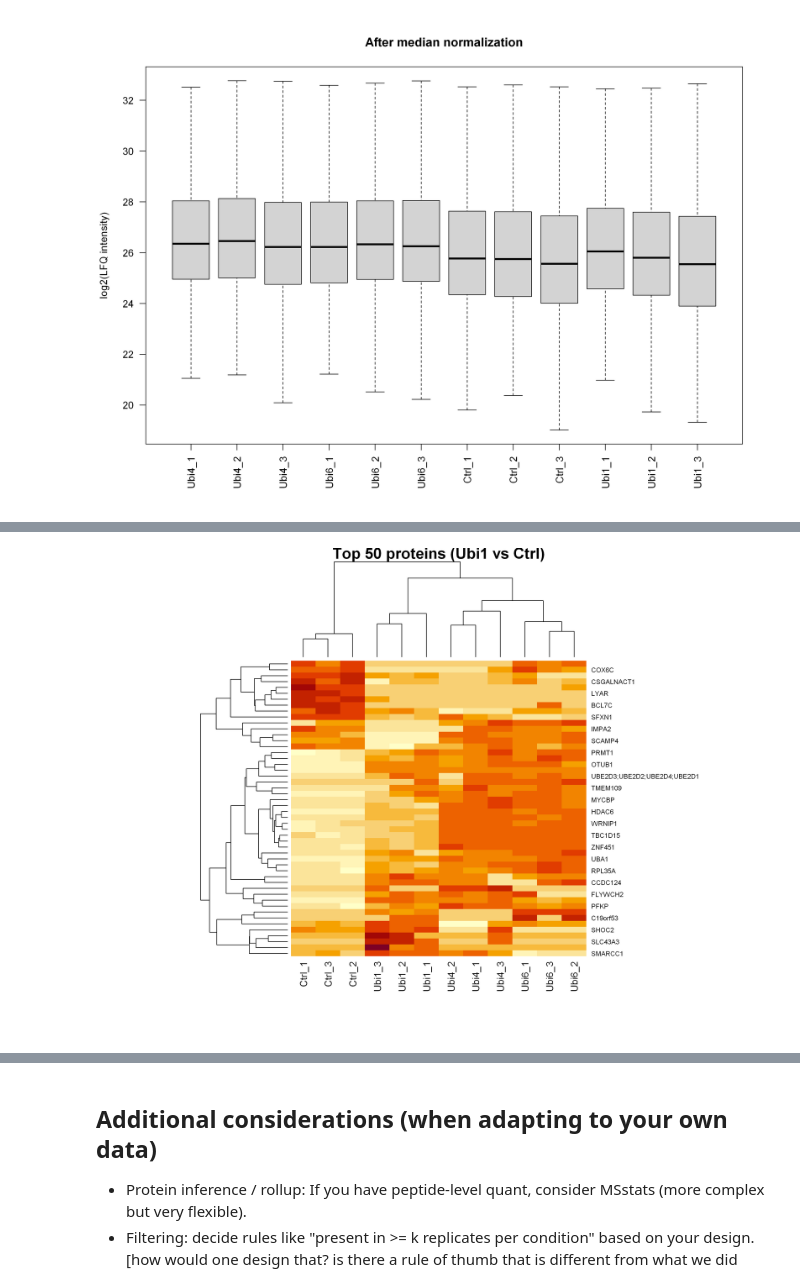
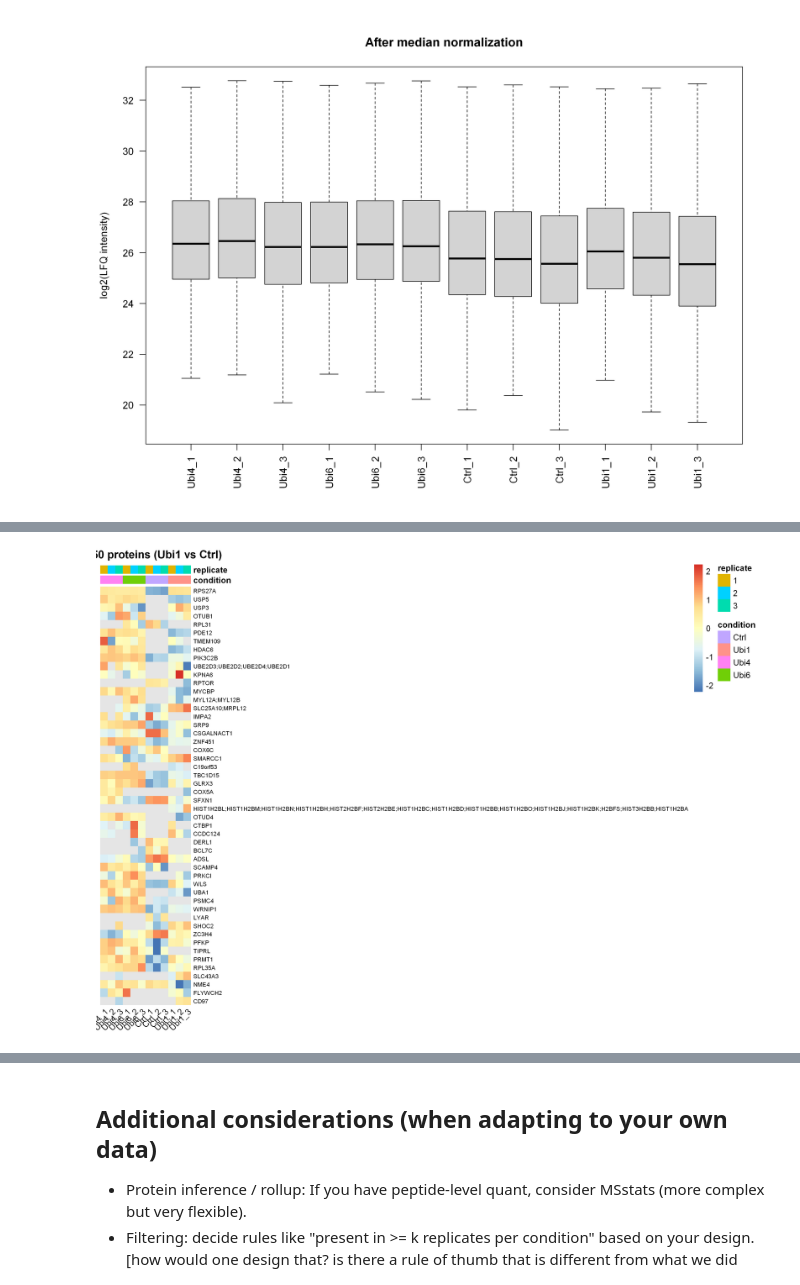
Before and after one commit to meshik/bioinformatics-code-hub, a Jupyter notebook: proteomics/differential_abundance/r.ipynb, the cells around one changed output, grey strips where cells are left out. Saved outputs shown, nothing was run; the diff lists cells and outputs as text; code cells hidden in the pictures.

```diff
--- a/proteomics/differential_abundance/r.ipynb
+++ b/proteomics/differential_abundance/r.ipynb
@@ -185,5 +197,12 @@ Error:
 # %%
-## Differential abundance with proDA (fixed contrasts) [what are fixed contrasts?]
+## Differential abundance with proDA (fixed contrasts)
+## Differential abundance with proDA (predefined contrasts)
+##
+## We fit a linear model where each coefficient corresponds to a condition mean (no intercept).
+## Why no intercept?
+## - With an intercept, one condition becomes the baseline and others are differences from it.
+## - Without an intercept (0 + condition), each condition gets its own coefficient, and contrasts like
+##   Ubi1 - Ctrl read naturally as "difference in group means".
 
 samples <- samples %>%
   mutate(
@@ -191,7 +210,7 @@ samples <- samples %>%
     replicate = factor(replicate)
   )
 
-# Design without intercept [why no intercept?]
+# Design without intercept
 design <- model.matrix(~ 0 + condition, data = samples)
 
 # make the design column names match the condition levels exactly.
@@ -202,9 +221,9 @@ colnames(design) <- levels(samples$condition)
 print(colnames(design))
 print(levels(samples$condition))
 
-fit <- proDA::proDA(norm_log2Y, design = design)
+fit <- proDA::proDA(lfq_mat, design = design)
 
-# Test the contrast of interest (Ubi1 vs Ctrl) and sort by adjusted p-value.
+# Example: test the contrast of interest (Ubi1 vs Ctrl) and sort by adjusted p-value.
 res_1_vs_ctrl <- proDA::test_diff(fit, `Ubi1` - `Ctrl`, sort_by = "adj_pval")
 head(res_1_vs_ctrl)
 # %% [output]
@@ -236,27 +278,60 @@ plot_volcano(res_1_vs_ctrl, "Ubi1 vs Ctrl (proDA)")
 # %%
 ## Heatmap of top hits (visualization-only imputation)
 ## For heatmaps, we need a complete matrix. We do a minimal, explicit imputation:
 ## - per protein, replace NA with (row min - 1), which keeps missing values low.
+# top_n <- 50
+# top <- res_1_vs_ctrl %>%
+#   slice_head(n = top_n) %>%
+#   pull(name)
+
+# mat <- norm_log2Y[top, , drop = FALSE]
+
+# row_min <- apply(mat, 1, function(x) min(x, na.rm = TRUE))
+# mat_imp <- mat
+# for (i in seq_len(nrow(mat_imp))) {
+#   mat_imp[i, is.na(mat_imp[i, ])] <- row_min[i] - 1
+# }
+
+# # z-score per protein for comparability
+# mat_z <- t(scale(t(mat_imp)))
+# # [missing a legend and an explanation of what to look for here]
+# heatmap(mat_z, scale = "none", margins = c(8, 8),
+#         main = sprintf("Top %d proteins (Ubi1 vs Ctrl)", top_n))
+
+
+
+
+## Heatmap of top hits (pheatmap): concise + standard
 top_n <- 50
-top <- res_1_vs_ctrl %>%
-  slice_head(n = top_n) %>%
-  pull(name)
+top_ids <- res_1_vs_ctrl %>%
+	dplyr::slice_head(n = top_n) %>%
+	dplyr::pull(name) %>%
+	as.character()
 
-mat <- norm_log2Y[top, , drop = FALSE]
+mat <- lfq_mat[top_ids, samples$label, drop = FALSE]
+mat <- as.matrix(mat)
+storage.mode(mat) <- "numeric"
 
-row_min <- apply(mat, 1, function(x) min(x, na.rm = TRUE))
-mat_imp <- mat
-for (i in seq_len(nrow(mat_imp))) {
-  mat_imp[i, is.na(mat_imp[i, ])] <- row_min[i] - 1
-}
+ann_col <- samples[match(colnames(mat), samples$label), c("condition", "replicate")]
+ann_col <- as.data.frame(ann_col)
+ann_col$condition <- factor(ann_col$condition)
+ann_col$replicate <- factor(ann_col$replicate)
+rownames(ann_col) <- colnames(mat)
 
-# z-score per protein for comparability
-mat_z <- t(scale(t(mat_imp)))
-# [missing a legend and an explanation of what to look for here]
-heatmap(mat_z, scale = "none", margins = c(8, 8),
-        main = sprintf("Top %d proteins (Ubi1 vs Ctrl)", top_n))
+pheatmap::pheatmap(
+  mat,
+  scale = "row",
+  annotation_col = ann_col,
+  na_col = "grey90",
+  cluster_rows = FALSE,
+  cluster_cols = FALSE,
+  fontsize_row = 7,
+  angle_col = 45,
+  border_color = NA,
+  main = sprintf("Top %d proteins (Ubi1 vs Ctrl)", top_n)
+)
 # %% [output]
-[figure, old version]
+[figure, new version]
 # %%
 ## Results table you can export
 sig <- res_1_vs_ctrl %>% filter(adj_pval < 0.05)
```
Also changed, not shown: parts of 12 cells of this notebook, 1 other file.
